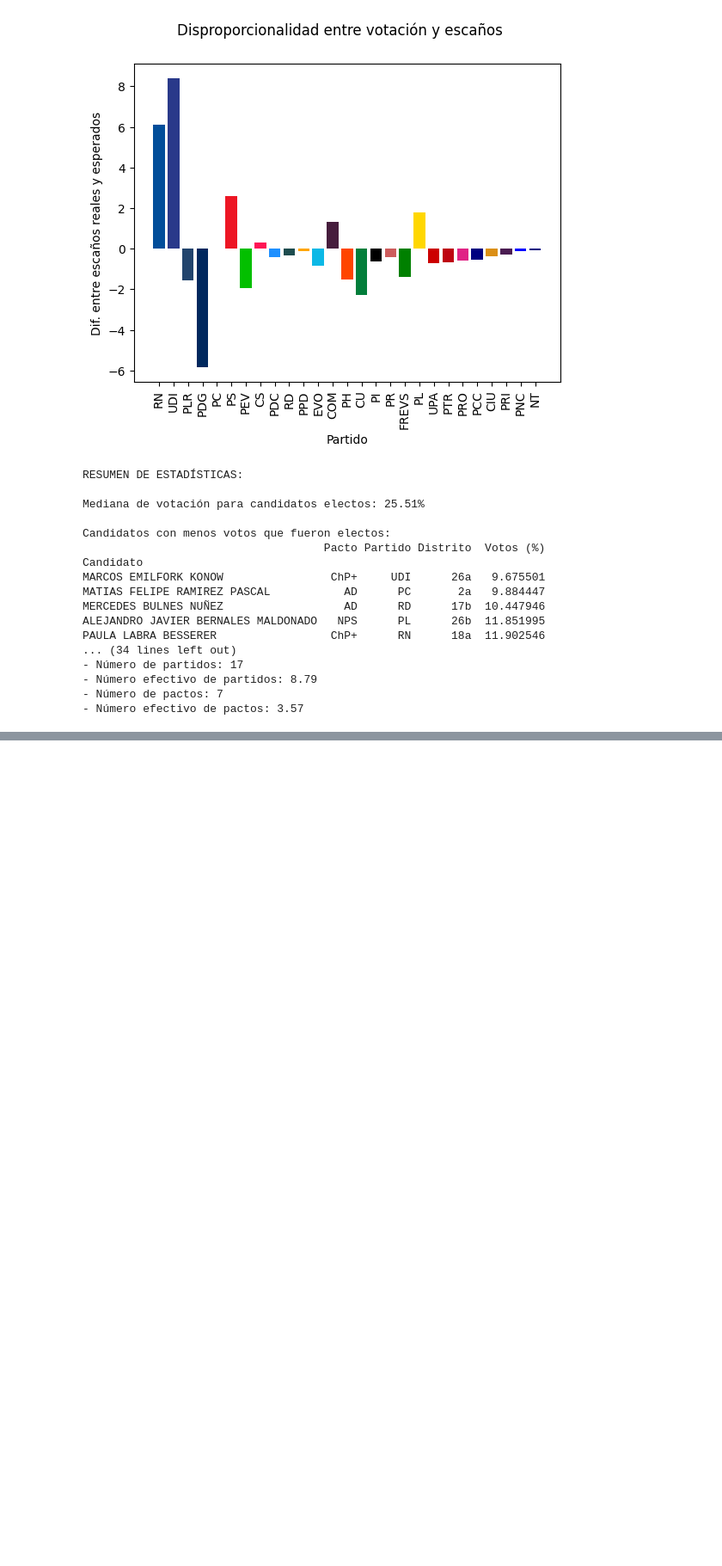
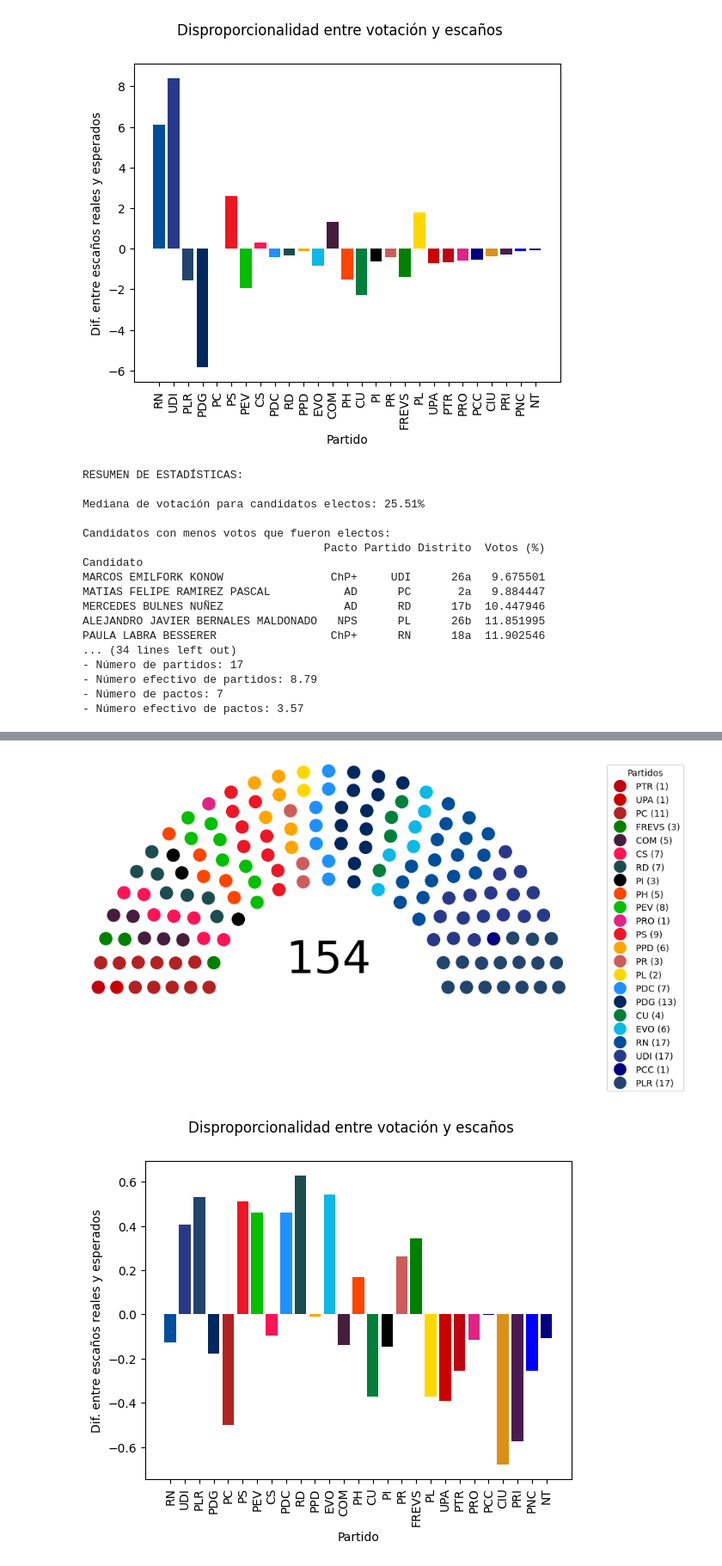
Before and after one commit to claugaete/sistemas-electorales, a Jupyter notebook: informe.ipynb, the cells around one changed output, grey strips where cells are left out. Shown at 86% size. Cells and saved outputs as stored; diff of their text form; code cells hidden in the pictures; blank space fills up the shorter version.

Commit message:
Agregar biproporcional a informe

```diff
--- a/informe.ipynb
+++ b/informe.ipynb
@@ -768,0 +829,19 @@ PAULA LABRA BESSERER                 ChP+      RN      18a  11.902546
+# %%
+results_biprop = appoint_biproportional(
+    df_no_pact,
+    district_seats=district_seats,
+    assign_type="sainte-lague",
+    party_threshold=1/155
+)
+results_biprop["pact"] = df["pact"]
+
+app_biprop = Apportionment(
+    results=results_biprop,
+    colors=colors,
+    party_order=party_order
+)
+
+app_biprop.summary()
+# %% [output]
+[figure, added]
+[figure, added]
```
Also changed, not shown: parts of 6 cells of this notebook.
